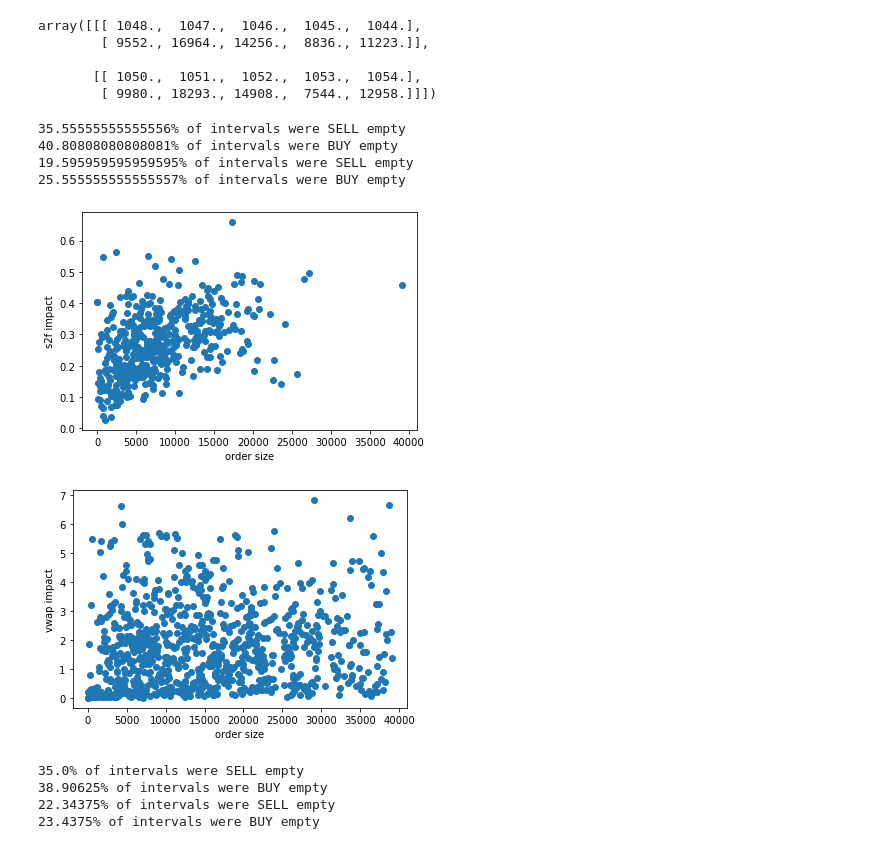
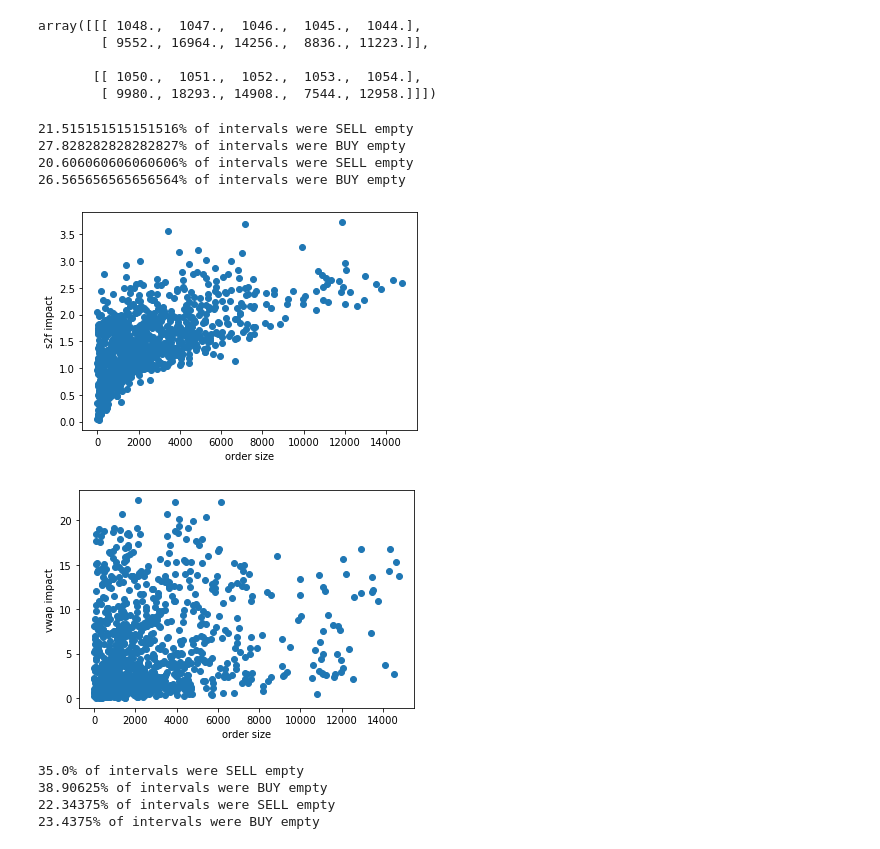
Before and after one commit to kpuchalskixiv/Impact-of-market-microstructure-on-stock-price, a Jupyter notebook: Thesis.ipynb, the cells around one changed output. Saved outputs shown, nothing was run; the diff lists cells and outputs as text; code cells hidden in the pictures.

Commit message:
empty

```diff
--- a/Thesis.ipynb
+++ b/Thesis.ipynb
@@ -990,26 +990,26 @@ array([[[ 1048.,  1047.,  1046.,  1045.,  1044.],
        [[ 1050.,  1051.,  1052.,  1053.,  1054.],
         [ 9980., 18293., 14908.,  7544., 12958.]]])
 # %%
-company_id=96
+company_id=98
 interval=5
 time_to_skip=15
 
 s2f_impacts, order_sizes_s2f=get_s2f_impact_and_ordersizes_comp(company_id, interval, time_to_skip,)
 vwaps, order_sizes_vwaps=get_vwap_and_ordersizes_comp(company_id, interval, time_to_skip, max_vol=np.max(order_sizes_s2f.flatten()))
 
 plt.axes(xlabel='order size', ylabel='s2f impact')
 plt.scatter(order_sizes_s2f.flatten(), s2f_impacts.flatten())
 plt.show()
 plt.axes(xlabel='order size', ylabel='vwap impact')
 plt.scatter(order_sizes_vwaps.flatten(), vwaps.flatten())
 plt.show()
 # %% [output]
-35.55555555555556% of intervals were SELL empty
-40.80808080808081% of intervals were BUY empty
-19.595959595959595% of intervals were SELL empty
-25.555555555555557% of intervals were BUY empty
+21.515151515151516% of intervals were SELL empty
+27.828282828282827% of intervals were BUY empty
+20.606060606060606% of intervals were SELL empty
+26.565656565656564% of intervals were BUY empty
-[figure, old version]
+[figure, new version]
-[figure, old version]
+[figure, new version]
 # %%
 company=1
 interval=5
```
Also changed, not shown: parts of 8 cells of this notebook.
